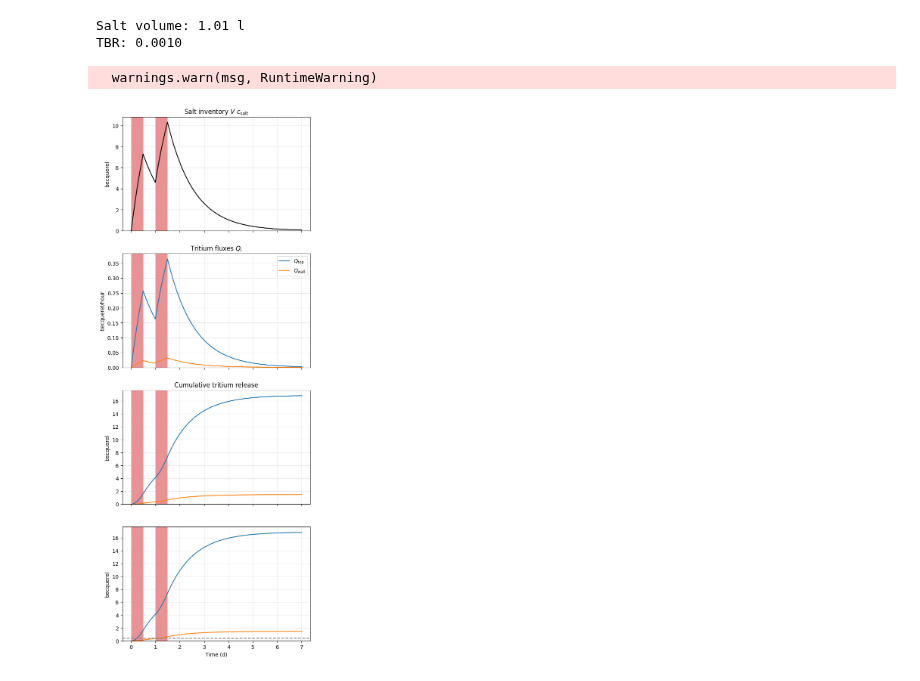
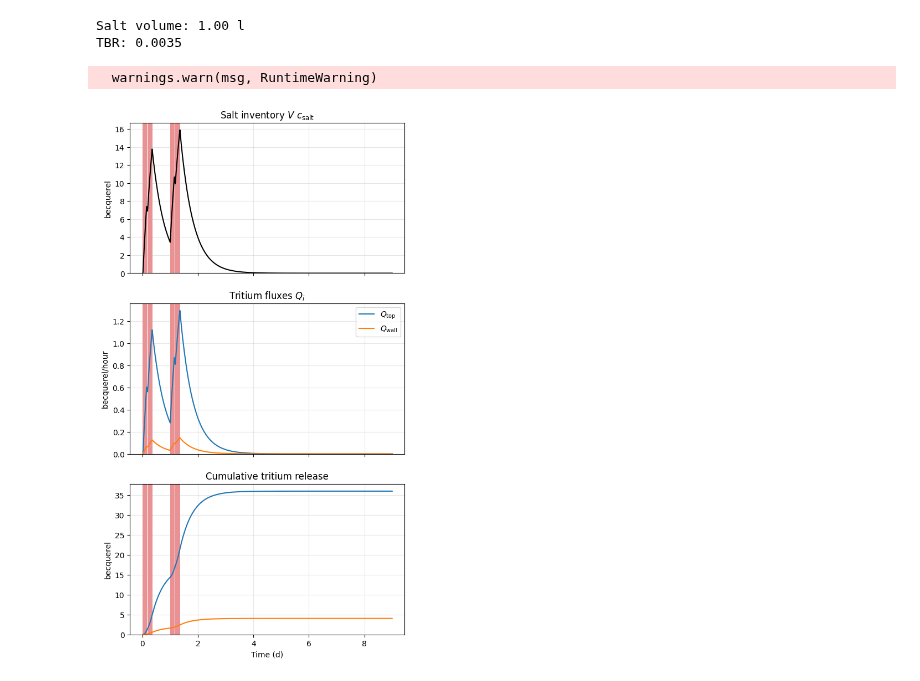
Before and after one commit to LIBRA-project/BABY-100-mL-runs, a Jupyter notebook: baby_1l_dynamics.ipynb, the cells around one changed output. Saved outputs shown, nothing was run; the diff lists cells and outputs as text; code cells hidden in the pictures.

```diff
--- a/baby_1l_dynamics.ipynb
+++ b/baby_1l_dynamics.ipynb
@@ -10,13 +40,24 @@ baby_model = Model(radius=8 * ureg.cm, height= 5 * ureg.cm, TBR=1e-3*ureg.T * ur
 # %%
-baby_model.exposure_time = 12 * ureg.h
-baby_model.dt = baby_model.exposure_time/100
+baby_model.exposure_time = 4 * ureg.hour
+resting_time = 0.5 * ureg.hour
+cycle_time = baby_model.exposure_time + resting_time
+irradiations = []
+for day in range(2):
+    irradiations.append([day * ureg.day, day * ureg.day + baby_model.exposure_time])
+    while irradiations[-1][-1] + cycle_time < day * ureg.day + 12 * ureg.hour:
+        irradiation_start = irradiations[-1][-1] + resting_time
+        irradiation_stop = irradiation_start + baby_model.exposure_time
+        irradiations.append([irradiation_start, irradiation_stop])
+baby_model.irradiations = irradiations
+
+baby_model.dt = baby_model.exposure_time/10
 print(f"Salt volume: {baby_model.volume.to(ureg.L):.2f~P}")
 print(f"TBR: {baby_model.TBR.to(ureg.dimensionless):.4f~P}")
 
 baby_model.number_days = 2 * ureg.days
 baby_model.neutron_rate = 1.2e8 * ureg.neutron * ureg.s**-1
-baby_model.run(t_final=7*ureg.day)
+baby_model.run(t_final=9*ureg.day)
 # %% [output]
-Salt volume: 1.01 l
-TBR: 0.0010
+Salt volume: 1.00 l
+TBR: 0.0035
   warnings.warn(msg, RuntimeWarning)
@@ -31,71 +64,50 @@ top_sweep_concentration = top_release / flow_rate_top
 # %%
-import matplotlib.pyplot as plt
-from scipy.integrate import cumulative_trapezoid
-
 time = baby_model.times.to(ureg.day)
 
-fig, (ax_inv, ax_fluxes, ax_cumul, ax_sample_act) = plt.subplots(4, 1, sharex=True, figsize=(6.4, 18))
+fig, (ax_inv, ax_fluxes, ax_cumul) = plt.subplots(3, 1, sharex=True, figsize=(6.4, 12))
 plt.sca(ax_inv)
 plt.title("Salt inventory $V \ c_\mathrm{salt}$")
 plt.plot(
     time,
     quantity_to_activity(baby_model.concentrations * baby_model.volume).to(ureg.Bq),
     color="black",
 )
 
 plt.sca(ax_fluxes)
 plt.title("Tritium fluxes $Q_i$")
 release_top = quantity_to_activity(baby_model.Q_top(baby_model.concentrations)).to(
     ureg.Bq * ureg.s**-1
 )
 release_top = release_top.to(ureg.Bq * ureg.h**-1)
 release_walls = quantity_to_activity(baby_model.Q_wall(baby_model.concentrations)).to(
     ureg.Bq * ureg.s**-1
 )
 release_walls = release_walls.to(ureg.Bq * ureg.h**-1)
 plt.plot(time, release_top, label="$Q_\mathrm{top}$")
 plt.plot(time, release_walls, label="$Q_\mathrm{wall}$")
 plt.legend()
 
 plt.sca(ax_cumul)
 plt.title("Cumulative tritium release")
-integrated_top = (
-    cumulative_trapezoid(
-        release_top.to(ureg.Bq * ureg.h**-1), time.to(ureg.h), initial=0
-    )
-    * ureg.Bq
-)
-integrated_wall = (
-    cumulative_trapezoid(
-        release_walls.to(ureg.Bq * ureg.h**-1), time.to(ureg.h), initial=0
-    )
-    * ureg.Bq
-)
+integrated_top = quantity_to_activity(baby_model.integrated_release_top()).to(ureg.Bq)
+integrated_wall = quantity_to_activity(baby_model.integrated_release_wall()).to(ureg.Bq)
+
 plt.plot(time, integrated_top, label="top")
 plt.plot(time, integrated_wall, label="wall")
-
-plt.sca(ax_sample_act)
-ax_sample_act.yaxis.set_units(ureg.Bq)
-
-collection_vial_volume = 10 * ureg.mL
-lsc_vial_water_volume = 10 * ureg.mL
-plt.plot(time, integrated_top * lsc_vial_water_volume / collection_vial_volume)
-plt.plot(time, integrated_wall * lsc_vial_water_volume / collection_vial_volume)
-
-plt.axhline(y=0.4 * ureg.Bq, color="tab:grey", linestyle="dashed")
-
 plt.xlabel(f"Time ({time.units:~P})")
 
-
-
-for ax in [ax_inv, ax_fluxes, ax_cumul, ax_sample_act]:
-    if ax.yaxis.get_scale() == "linear":
-        ax.set_ylim(bottom=0)
+for ax in [ax_inv, ax_fluxes, ax_cumul]:
+    ax.set_ylim(bottom=0)
     ax.grid(alpha=0.3)
-    for day in range(baby_model.number_days.to(ureg.day).magnitude):
-        ax.axvspan(0*ureg.h + day*ureg.day, baby_model.exposure_time+ day*ureg.day, facecolor='tab:red', alpha=0.5)
+    for irr in baby_model.irradiations:
+        ax.axvspan(
+            irr[0].to(ureg.day),
+            irr[1].to(ureg.day),
+            facecolor="tab:red",
+            alpha=0.5,
+        )
 
 plt.savefig("basic_model_results.pdf")
 plt.show()
 # %% [output]
-[figure, old version]
+[figure, new version]
```
Also changed, not shown: parts of 9 cells of this notebook.
